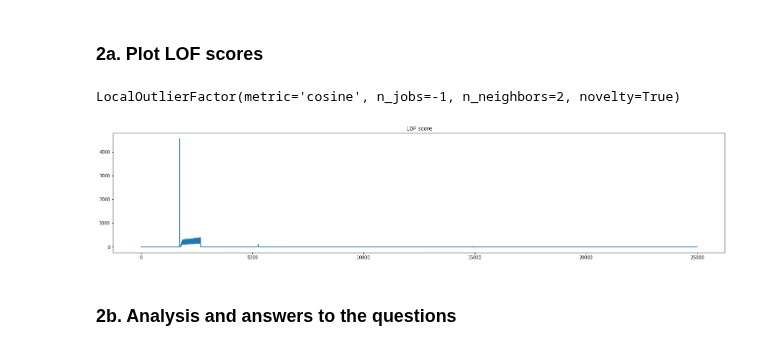
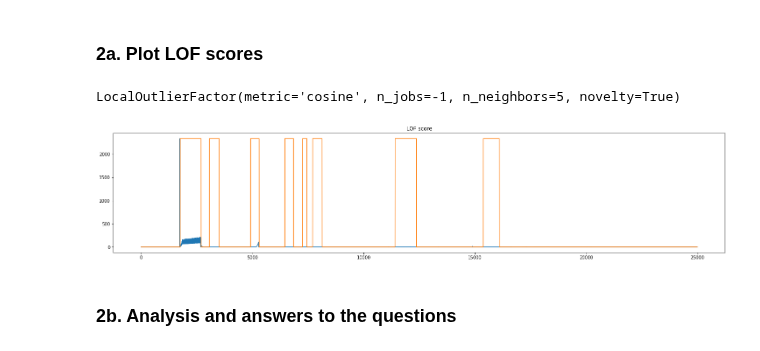
Before and after one commit to kponichtera/cs4035-cda, a Jupyter notebook: lab2/Lab2.ipynb, the cells around one changed output. Cells and saved outputs as stored; diff of their text form; code cells hidden in the pictures.

```diff
--- a/lab2/Lab2.ipynb
+++ b/lab2/Lab2.ipynb
@@ -150,20 +150,22 @@ plt.show()
 # %% [markdown]
 ### 2a. Plot LOF scores
 # %%
-clf = LocalOutlierFactor(n_neighbors=2, novelty=True, metric='cosine', n_jobs=-1)
+clf = LocalOutlierFactor(n_neighbors=5, novelty=True, metric='cosine', n_jobs=-1)
 clf.fit(X_train)
 # %% [output]
-LocalOutlierFactor(metric='cosine', n_jobs=-1, n_neighbors=2, novelty=True)
+LocalOutlierFactor(metric='cosine', n_jobs=-1, n_neighbors=5, novelty=True)
 # %%
 X_scores = clf.score_samples(y_train)
 X_scores *= -1
 # %%
+anomaly = pd.DataFrame({"LOF score": X_scores, "Anomaly": df_val['Label'] * X_scores.max()})
+
 _, ax = plt.subplots(1, 1, figsize=(25, 5))
-plt.plot(X_scores)
+plt.plot(anomaly)
 ax.set_title('LOF score')
 plt.show()
 # %% [output]
-[figure, old version]
+[figure, new version]
 # %% [markdown]
 ### 2b. Analysis and answers to the questions
 # %% [markdown]
```
